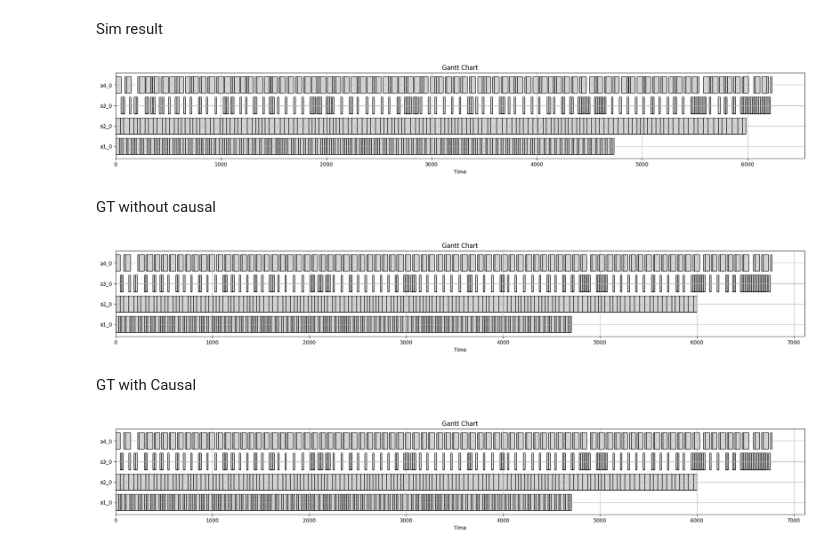
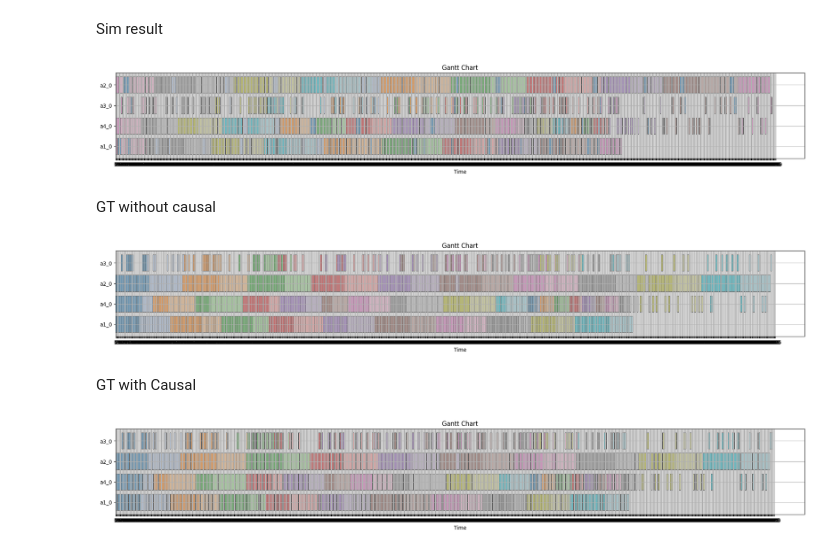
Before and after one commit to MarvinMat/PlanCausal, a Jupyter notebook: simulation_non_causal.ipynb, the cells around one changed output. Cells and saved outputs as stored; diff of their text form; code cells hidden in the pictures.

```diff
--- a/simulation_non_causal.ipynb
+++ b/simulation_non_causal.ipynb
@@ -269,6 +230,10 @@ fig, ax = plt.subplots(figsize=(24, size_height))
 machines = df['machine'].unique()
 machine_to_y = {machine: i for i, machine in enumerate(machines)}
 
+# Erstelle eine Colormap für die job_ids
+unique_jobs = df['job_id'].unique()
+job_colors = {job_id: plt.cm.get_cmap('tab20')(i / len(unique_jobs)) for i, job_id in enumerate(unique_jobs)}
+
 # Iteriere über jede Zeile des DataFrames
 for i, row in df.iterrows():
     start = row['start_time']
@@ -278,31 +243,30 @@ for i, row in df.iterrows():
     machine = row['machine']
     label = f'{job_id} {task_id}'
 
+    # Verwende die Farbe für den entsprechenden job_id
+    color = job_colors[job_id]
+
     # Stelle die Aufgabe als Balken im Diagramm dar
-    ax.barh(y=machine_to_y[machine], left=start, width=duration, height=0.8, align='center', color='lightgrey', edgecolor='black')
+    ax.barh(y=machine_to_y[machine], left=start, width=duration, height=0.8, align='center', color=color, edgecolor='black')
 
-    # Text in den Balken einfügen
-    #ax.text(x=start + duration / 2, y=machine_to_y[machine], s=label, va='center', ha='center', color='black')
+    # Text in den Balken einfügen (optional, falls du das möchtest)
+    # ax.text(x=start + duration / 2, y=machine_to_y[machine], s=label, va='center', ha='center', color='black')
 
 # Diagramm formatieren
 ax.set_xlabel('Time')
 ax.set_yticks(list(machine_to_y.values()))
 ax.set_yticklabels(list(machine_to_y.keys()))
 ax.set_title('Gantt Chart')
+max_time = df['start_time'].max() + df['duration'].max()  # Determine max time to cover full range
+ax.set_xticks(range(0, math.ceil(max_time) + 1, 5))
 
 # Grid anzeigen
 ax.grid(True)
 
-# Legende entfernen, da sie nicht mehr notwendig ist
-# Handles und Labels der Legende deduplizieren
-# handles, labels = plt.gca().get_legend_handles_labels()
-# by_label = dict(zip(labels, handles))
-# plt.legend(by_label.values(), by_label.keys())
-
 # Diagramm anzeigen
 plt.show()
 # %% [output]
-[figure, old version]
+[figure, new version]
 # %% [markdown]
 GT without causal
 # %%
@@ -311,7 +275,7 @@ import pandas as pd
 import math
 
 # Daten in ein DataFrame konvertieren
-df = pd.DataFrame([p.to_dict() for p in gt_causal_schedule])
+df = pd.DataFrame([p.to_dict() for p in gt_non_causal_schedule])
 
 size_height = math.ceil(df["machine"].count().itemsize / 3)
 # Gantt-Diagramm erstellen
@@ -320,41 +284,48 @@ fig, ax = plt.subplots(figsize=(24, size_height))
 # Maschinen als y-Werte für die Balken
 machines = df['machine'].unique()
 machine_to_y = {machine: i for i, machine in enumerate(machines)}
+
+unique_jobs = df['job_id'].unique()
+job_colors = {job_id: plt.cm.get_cmap('tab20')(i / len(unique_jobs)) for i, job_id in enumerate(unique_jobs)}
 
 # Iteriere über jede Zeile des DataFrames
 for i, row in df.iterrows():
     start = row['start_time']
     duration = row['plan_duration']
     job_id = row['job_id']
     task_id = row['operation_id']
     machine = row['machine']
     label = f'{job_id} {task_id}'
 
+    # Verwende die Farbe für den entsprechenden job_id
+    color = job_colors[job_id]
+
     # Stelle die Aufgabe als Balken im Diagramm dar
-    ax.barh(y=machine_to_y[machine], left=start, width=duration, height=0.8, align='center', color='lightgrey', edgecolor='black')
+    ax.barh(y=machine_to_y[machine], left=start, width=duration, height=0.8, align='center', color=color, edgecolor='black')
 
     # Text in den Balken einfügen
     #ax.text(x=start + duration / 2, y=machine_to_y[machine], s=label, va='center', ha='center', color='black')
 
 # Diagramm formatieren
 ax.set_xlabel('Time')
 ax.set_yticks(list(machine_to_y.values()))
 ax.set_yticklabels(list(machine_to_y.keys()))
 ax.set_title('Gantt Chart')
-
+max_time = df['start_time'].max() + df['duration'].max()  # Determine max time to cover full range
+ax.set_xticks(range(0, math.ceil(max_time) + 1, 5))
 # Grid anzeigen
 ax.grid(True)
 
 # Legende entfernen, da sie nicht mehr notwendig ist
 # Handles und Labels der Legende deduplizieren
 # handles, labels = plt.gca().get_legend_handles_labels()
 # by_label = dict(zip(labels, handles))
 # plt.legend(by_label.values(), by_label.keys())
 
 # Diagramm anzeigen
 plt.show()
 # %% [output]
-[figure, old version]
+[figure, new version]
 # %% [markdown]
 GT with Causal
 # %%
@@ -373,6 +344,10 @@ fig, ax = plt.subplots(figsize=(24, size_height))
 machines = df['machine'].unique()
 machine_to_y = {machine: i for i, machine in enumerate(machines)}
 
+# Erstelle eine Colormap für die job_ids
+unique_jobs = df['job_id'].unique()
+job_colors = {job_id: plt.cm.get_cmap('tab20')(i / len(unique_jobs)) for i, job_id in enumerate(unique_jobs)}
+
 # Iteriere über jede Zeile des DataFrames
 for i, row in df.iterrows():
     start = row['start_time']
@@ -382,8 +357,10 @@ for i, row in df.iterrows():
     machine = row['machine']
     label = f'{job_id} {task_id}'
 
+    # Verwende die Farbe für den entsprechenden job_id
+    color = job_colors[job_id]
     # Stelle die Aufgabe als Balken im Diagramm dar
-    ax.barh(y=machine_to_y[machine], left=start, width=duration, height=0.8, align='center', color='lightgrey', edgecolor='black')
+    ax.barh(y=machine_to_y[machine], left=start, width=duration, height=0.8, align='center', color=color, edgecolor='black')
 
     # Text in den Balken einfügen
     #ax.text(x=start + duration / 2, y=machine_to_y[machine], s=label, va='center', ha='center', color='black')
@@ -393,7 +370,8 @@ ax.set_xlabel('Time')
 ax.set_yticks(list(machine_to_y.values()))
 ax.set_yticklabels(list(machine_to_y.keys()))
 ax.set_title('Gantt Chart')
-
+max_time = df['start_time'].max() + df['duration'].max()  # Determine max time to cover full range
+ax.set_xticks(range(0, math.ceil(max_time) + 1, 5))
 # Grid anzeigen
 ax.grid(True)
 
@@ -406,4 +384,4 @@ ax.grid(True)
 # Diagramm anzeigen
 plt.show()
 # %% [output]
-[figure, old version]
+[figure, new version]
```
Also changed, not shown: parts of 5 cells of this notebook, 4 other files.
